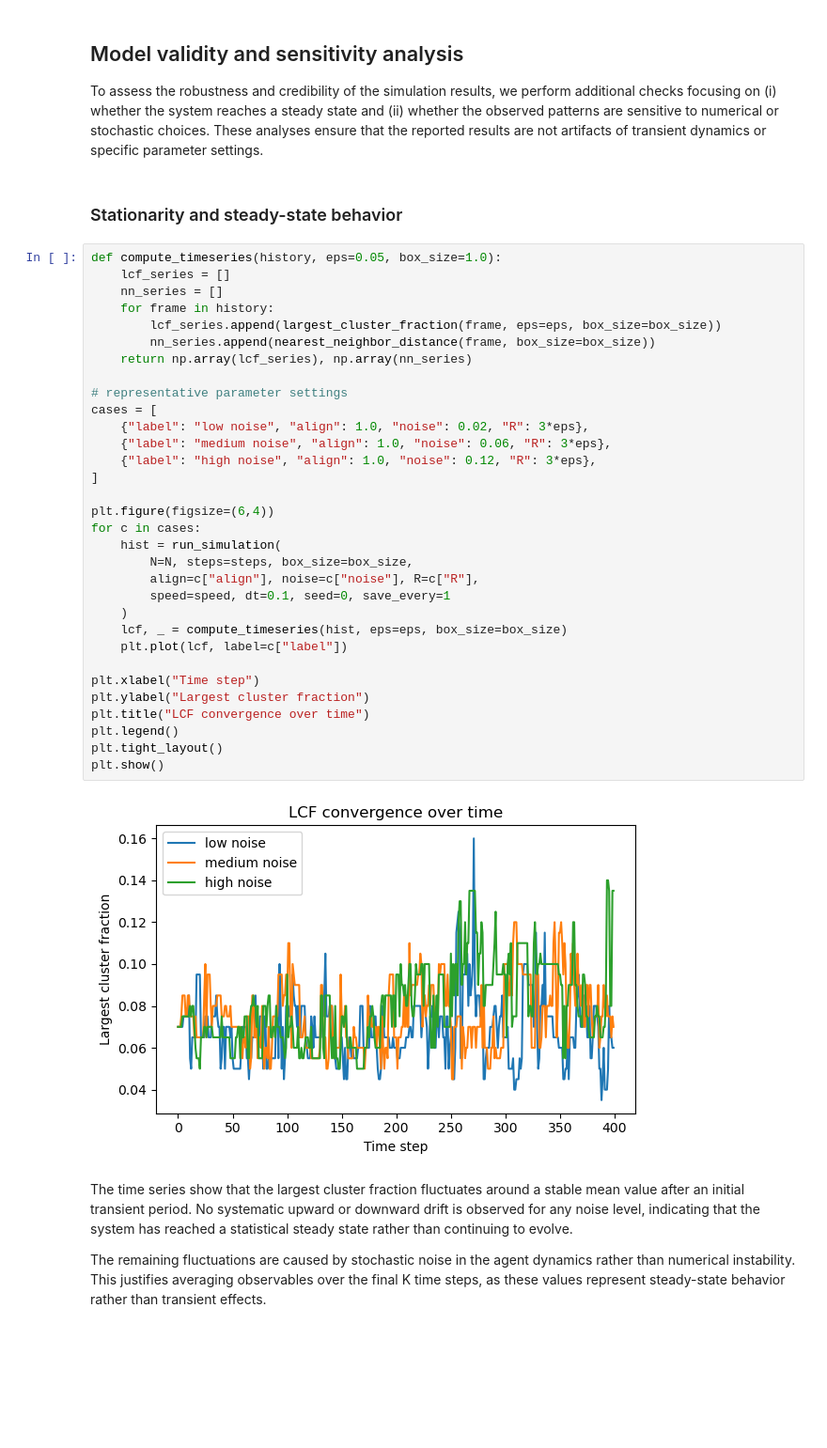
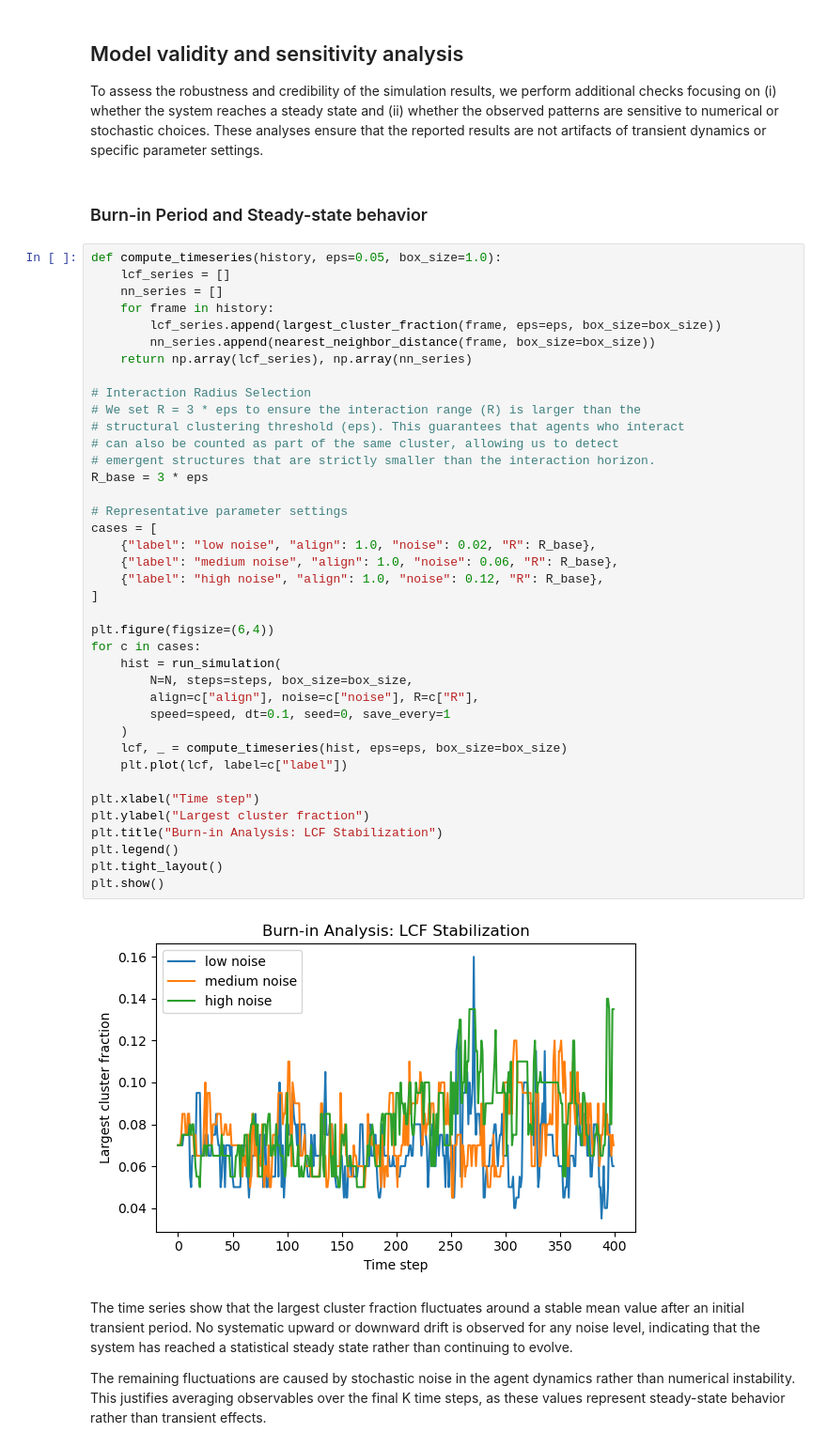
Before and after one commit to ayy031/Group4_emergent-flocking-structure, a Jupyter notebook: notebooks/01_Model_Validation_and_Viz.ipynb, the cells around one changed output. Shown at 94% size. Saved outputs shown, nothing was run; the diff lists cells and outputs as text; blank space fills up the shorter version.

```diff
--- a/notebooks/01_Model_Validation_and_Viz.ipynb
+++ b/notebooks/01_Model_Validation_and_Viz.ipynb
@@ -51,41 +64,48 @@ For metrics: LCF measures the fraction of agents in the largest connected cluste
 ## Model validity and sensitivity analysis
 To assess the robustness and credibility of the simulation results, we perform additional checks focusing on (i) whether the system reaches a steady state and (ii) whether the observed patterns are sensitive to numerical or stochastic choices. These analyses ensure that the reported results are not artifacts of transient dynamics or specific parameter settings.
 # %% [markdown]
-### Stationarity and steady-state behavior
+### Burn-in Period and Steady-state behavior
 # %%
 def compute_timeseries(history, eps=0.05, box_size=1.0):
     lcf_series = []
     nn_series = []
     for frame in history:
         lcf_series.append(largest_cluster_fraction(frame, eps=eps, box_size=box_size))
         nn_series.append(nearest_neighbor_distance(frame, box_size=box_size))
     return np.array(lcf_series), np.array(nn_series)
 
-# representative parameter settings
+# Interaction Radius Selection
+# We set R = 3 * eps to ensure the interaction range (R) is larger than the
+# structural clustering threshold (eps). This guarantees that agents who interact
+# can also be counted as part of the same cluster, allowing us to detect
+# emergent structures that are strictly smaller than the interaction horizon.
+R_base = 3 * eps
+
+# Representative parameter settings
 cases = [
-    {"label": "low noise", "align": 1.0, "noise": 0.02, "R": 3*eps},
-    {"label": "medium noise", "align": 1.0, "noise": 0.06, "R": 3*eps},
-    {"label": "high noise", "align": 1.0, "noise": 0.12, "R": 3*eps},
+    {"label": "low noise", "align": 1.0, "noise": 0.02, "R": R_base},
+    {"label": "medium noise", "align": 1.0, "noise": 0.06, "R": R_base},
+    {"label": "high noise", "align": 1.0, "noise": 0.12, "R": R_base},
 ]
 
 plt.figure(figsize=(6,4))
 for c in cases:
     hist = run_simulation(
         N=N, steps=steps, box_size=box_size,
         align=c["align"], noise=c["noise"], R=c["R"],
         speed=speed, dt=0.1, seed=0, save_every=1
     )
     lcf, _ = compute_timeseries(hist, eps=eps, box_size=box_size)
     plt.plot(lcf, label=c["label"])
 
 plt.xlabel("Time step")
 plt.ylabel("Largest cluster fraction")
-plt.title("LCF convergence over time")
+plt.title("Burn-in Analysis: LCF Stabilization")
 plt.legend()
 plt.tight_layout()
 plt.show()
 # %% [output]
-[figure, old version]
+[figure, new version]
 # %% [markdown]
 The time series show that the largest cluster fraction fluctuates around a stable mean value after an initial transient period. No systematic upward or downward drift is observed for any noise level, indicating that the system has reached a statistical steady state rather than continuing to evolve.
 
```
Also changed, not shown: parts of 7 cells of this notebook.
